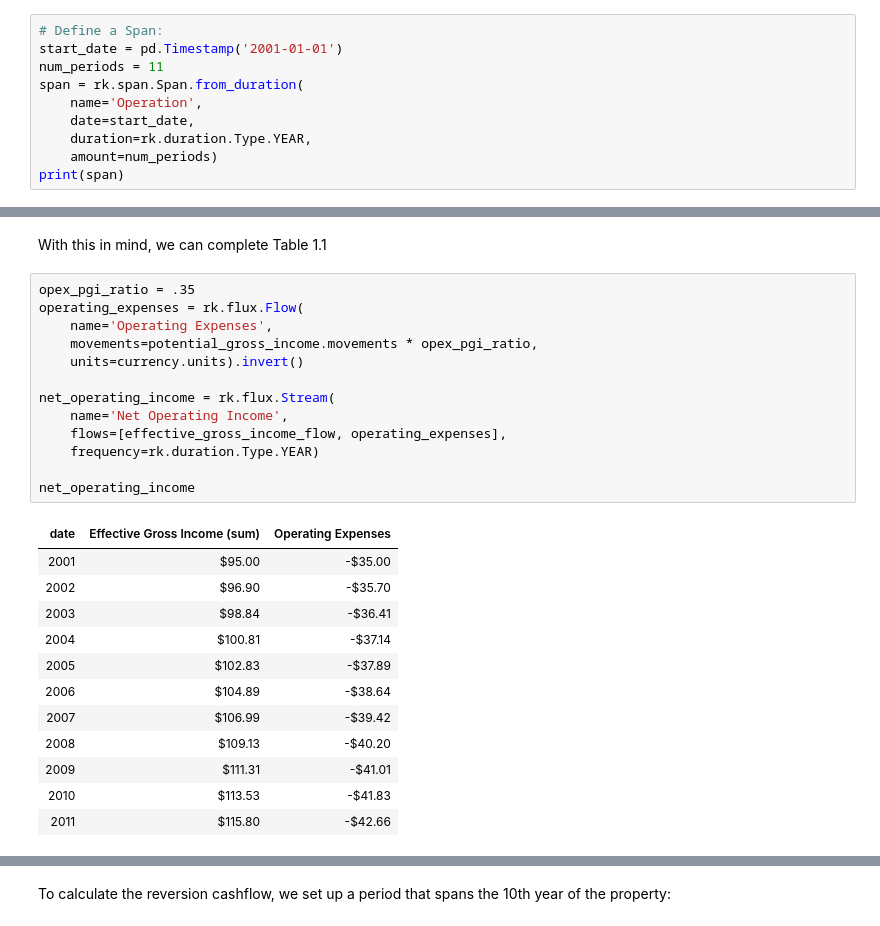
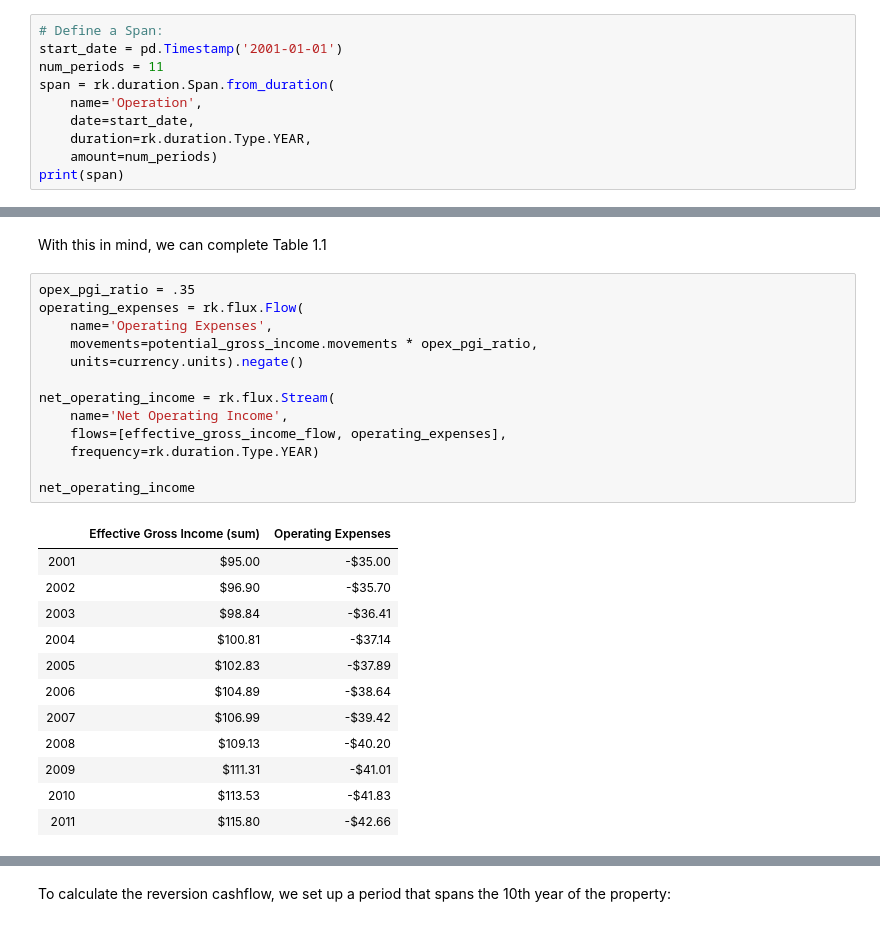
Before and after one commit to daniel-fink/rangekeeper, a Jupyter notebook: walkthrough/basic_dcf.ipynb, the cells around one changed output, grey strips where cells are left out. Cells and saved outputs as stored; diff of their text form.

```diff
--- a/walkthrough/basic_dcf.ipynb
+++ b/walkthrough/basic_dcf.ipynb
@@ -153,7 +150,7 @@ A `Span` is a pd.Interval of pd.Timestamps that bound its start and end dates.
 # Define a Span:
 start_date = pd.Timestamp('2001-01-01')
 num_periods = 11
-span = rk.span.Span.from_duration(
+span = rk.duration.Span.from_duration(
     name='Operation',
     date=start_date,
     duration=rk.duration.Type.YEAR,
@@ -290,18 +287,18 @@ With this in mind, we can complete Table 1.1
 # %%
 opex_pgi_ratio = .35
 operating_expenses = rk.flux.Flow(
     name='Operating Expenses',
     movements=potential_gross_income.movements * opex_pgi_ratio,
-    units=currency.units).invert()
+    units=currency.units).negate()
 
 net_operating_income = rk.flux.Stream(
     name='Net Operating Income',
     flows=[effective_gross_income_flow, operating_expenses],
     frequency=rk.duration.Type.YEAR)
 
 net_operating_income
 # %% [output]
-| date | Effective Gross Income (sum) | Operating Expenses |
+|  | Effective Gross Income (sum) | Operating Expenses |
 | 2001 | $95.00 | -$35.00 |
 | 2002 | $96.90 | -$35.70 |
 | 2003 | $98.84 | -$36.41 |
```
Also changed, not shown: parts of 12 cells of this notebook, 14 other files.
